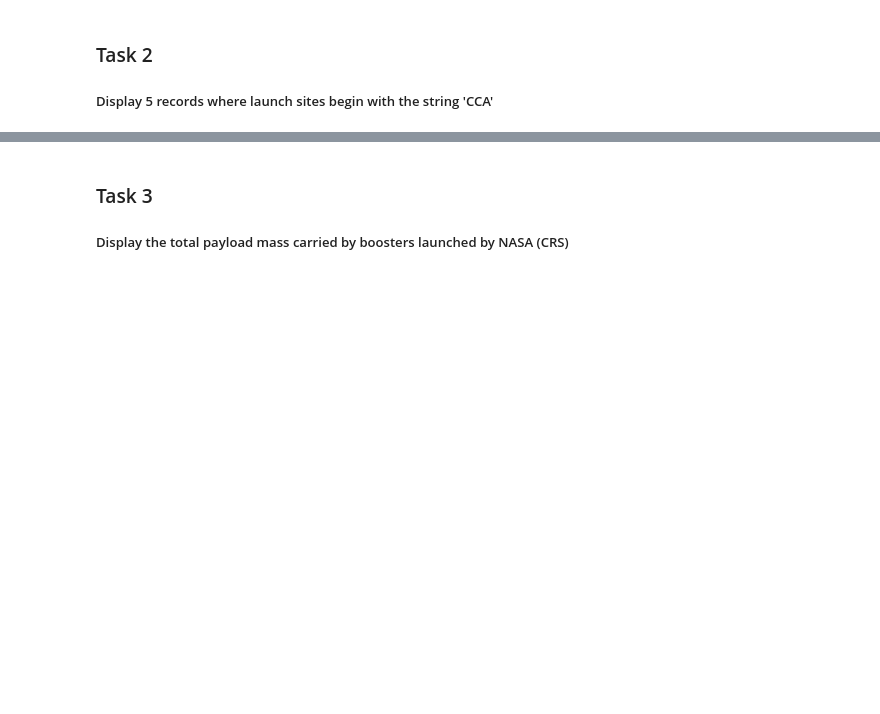
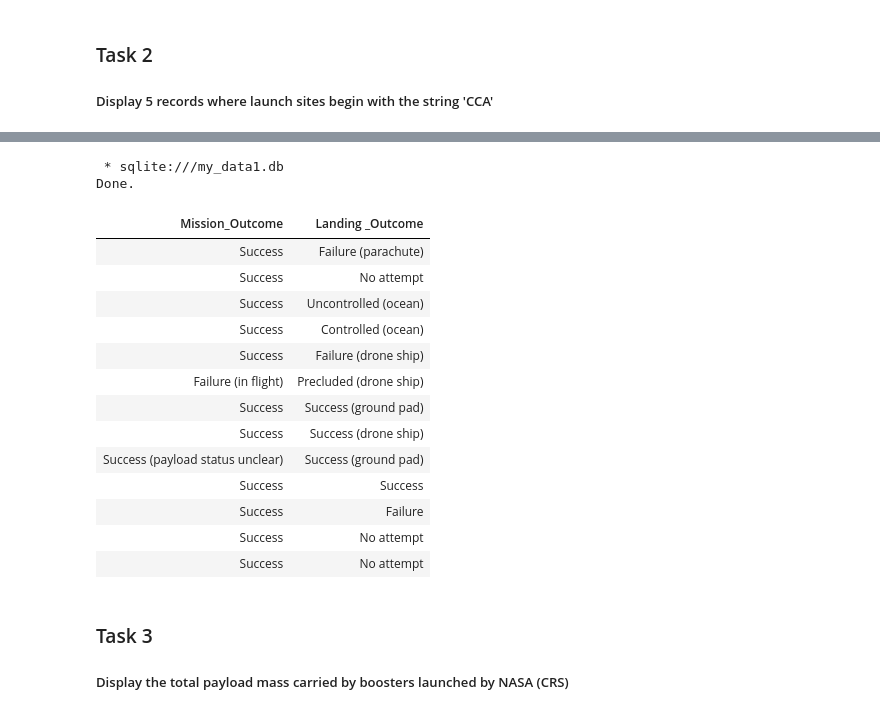
Before and after one commit to jquesada92/Applied-Data-Science-Capstone, a Jupyter notebook: jupyter_labs_eda_sql_coursera_sqllite.ipynb, the cells around one changed output, grey strips where cells are left out. Drawn from its saved outputs; the diff is of its cells as text; code cells hidden in the pictures; blank space fills up the shorter version.

```diff
--- a/jupyter_labs_eda_sql_coursera_sqllite.ipynb
+++ b/jupyter_labs_eda_sql_coursera_sqllite.ipynb
@@ -161,6 +161,26 @@ Done.
 | 22-05-2012 | 07:44:00 | F9 v1.0 B0005 | CCAFS LC-40 | Dragon demo flight C2 | 525 | LEO (ISS) | NASA (COTS) | ... |
 | 08-10-2012 | 00:35:00 | F9 v1.0 B0006 | CCAFS LC-40 | SpaceX CRS-1 | 500 | LEO (ISS) | NASA (CRS) | ... |
 | 01-03-2013 | 15:10:00 | F9 v1.0 B0007 | CCAFS LC-40 | SpaceX CRS-2 | 677 | LEO (ISS) | NASA (CRS) | ... |
+# %%
+%%sql
+SELECT Distinct Mission_Outcome, "Landing _Outcome" FROM SPACEXTBL
+# %% [output]
+ * sqlite:///my_data1.db
+Done.
+| Mission_Outcome | Landing _Outcome |
+| Success | Failure (parachute) |
+| Success | No attempt |
+| Success | Uncontrolled (ocean) |
+| Success | Controlled (ocean) |
+| Success | Failure (drone ship) |
+| Failure (in flight) | Precluded (drone ship) |
+| Success | Success (ground pad) |
+| Success | Success (drone ship) |
+| Success (payload status unclear) | Success (ground pad) |
+| Success | Success |
+| Success | Failure |
+| Success | No attempt |
+| Success | No attempt |
 # %% [markdown]
 ### Task 3
 
```
